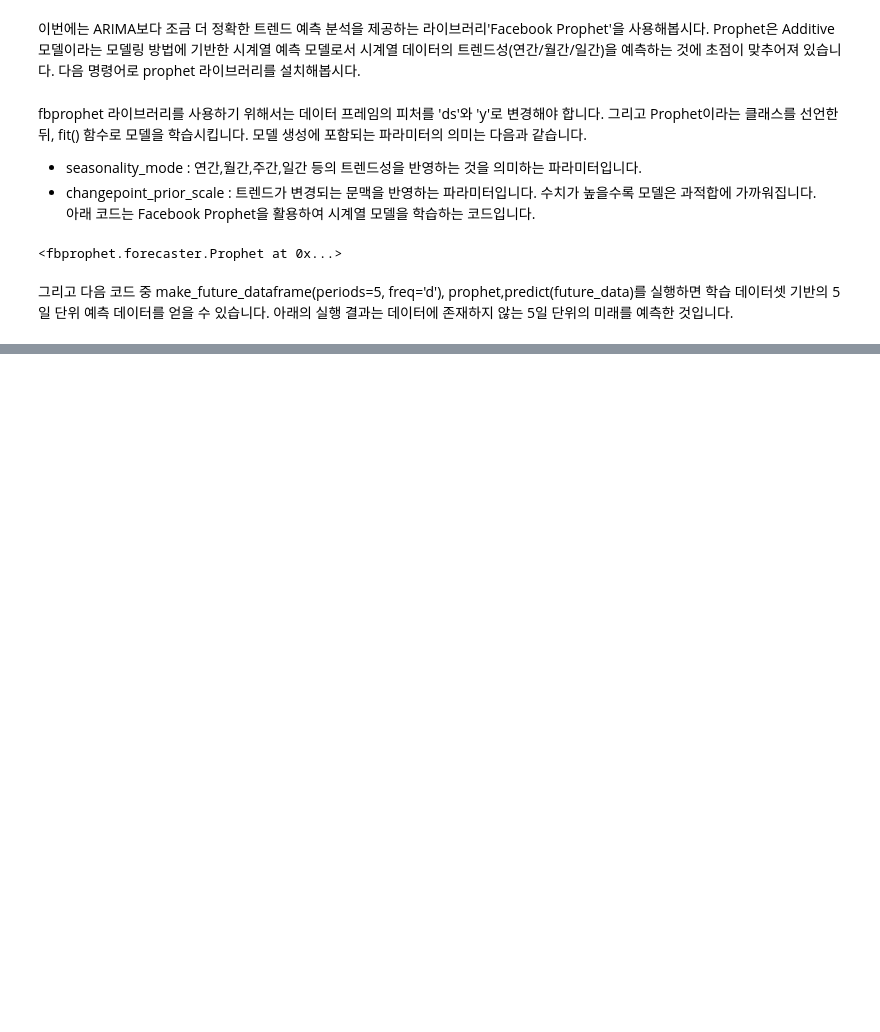
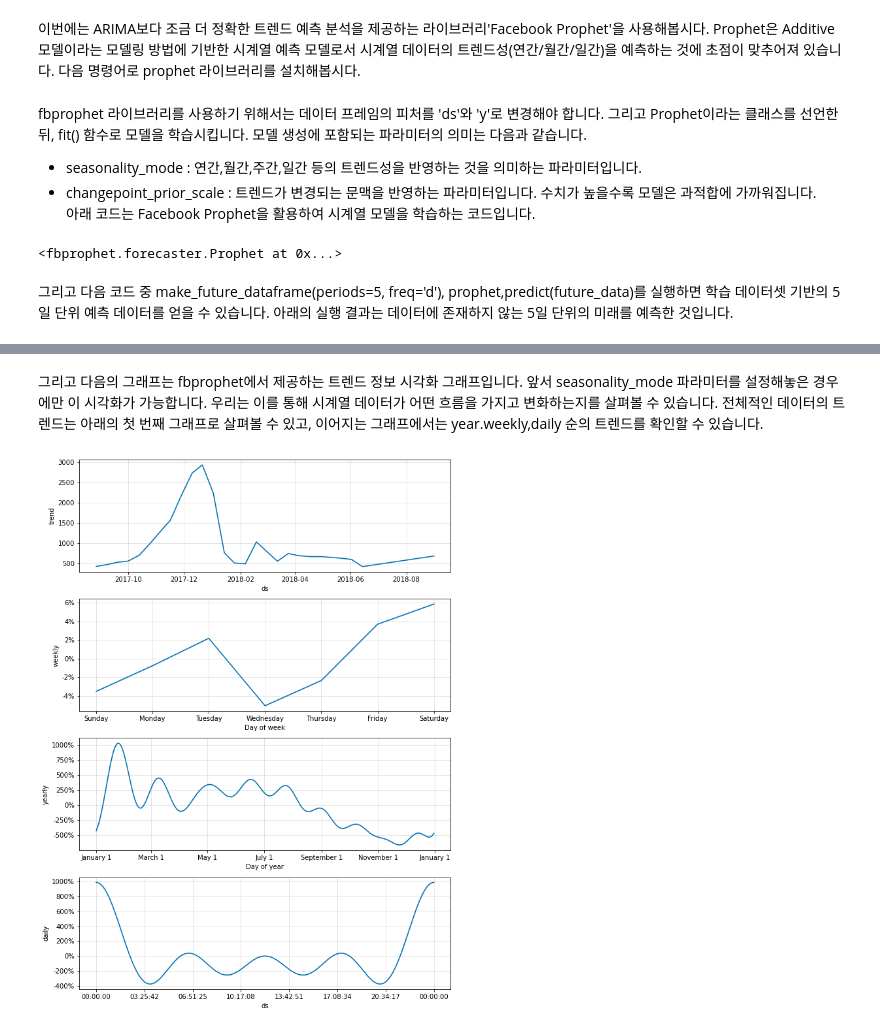
Before and after one commit to choiuikang/with_python, a Jupyter notebook: chapter-3.2.ipynb, the cells around one changed output, grey strips where cells are left out. Saved outputs shown, nothing was run; the diff lists cells and outputs as text; code cells hidden in the pictures; blank space fills up the shorter version.

```diff
--- a/chapter-3.2.ipynb
+++ b/chapter-3.2.ipynb
@@ -218,0 +225,6 @@ forecast_data[['ds', 'yhat', 'yhat_lower', 'yhat_upper']].tail(5)
+# %% [markdown]
+그리고 다음의 그래프는 fbprophet에서 제공하는 트렌드 정보 시각화 그래프입니다. 앞서 seasonality_mode 파라미터를 설정해놓은 경우에만 이 시각화가 가능합니다. 우리는 이를 통해 시계열 데이터가 어떤 흐름을 가지고 변화하는지를 살펴볼 수 있습니다. 전체적인 데이터의 트렌드는 아래의 첫 번째 그래프로 살펴볼 수 있고, 이어지는 그래프에서는 year.weekly,daily 순의 트렌드를 확인할 수 있습니다.
+# %%
+fig2 = prophet.plot_components(forecast_data)
+# %% [output]
+[figure, added]
```
Also changed, not shown: parts of 26 cells of this notebook.
